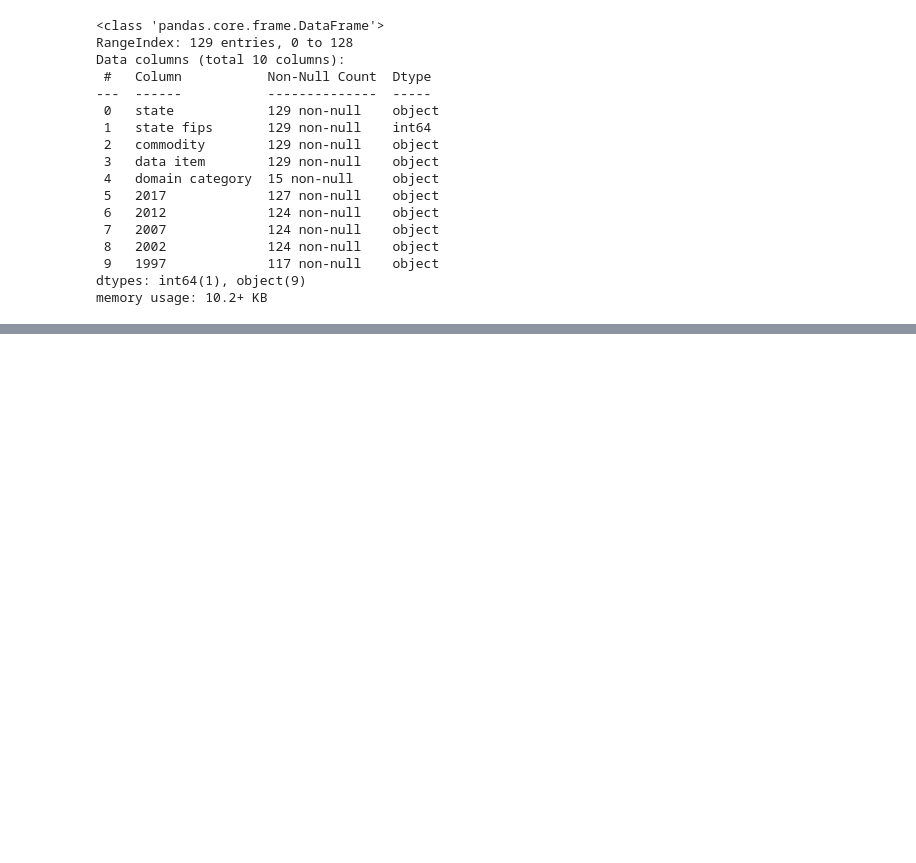
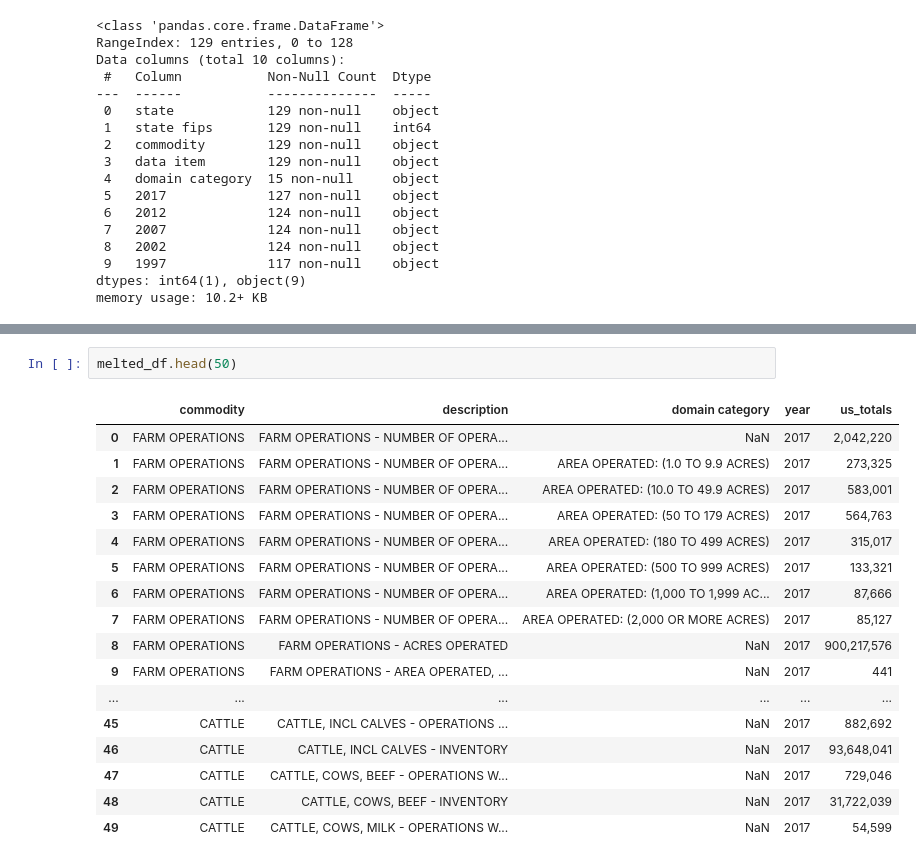
Before and after one commit to persistence-of-time/wk-12-tidy-data, a Jupyter notebook: wk12-hw-census-tidy-data.ipynb, the cells around one changed output, grey strips where cells are left out. Cells and saved outputs as stored; diff of their text form; blank space fills up the shorter version.

```diff
--- a/wk12-hw-census-tidy-data.ipynb
+++ b/wk12-hw-census-tidy-data.ipynb
@@ -83,0 +83,20 @@ KeyError: "['a' 'b'] not found in axis"
+# %%
+melted_df.head(50)
+# %% [output]
+|  | commodity | description | domain category | year | us_totals |
+| 0 | FARM OPERATIONS | FARM OPERATIONS - NUMBER OF OPERA... | NaN | 2017 | 2,042,220 |
+| 1 | FARM OPERATIONS | FARM OPERATIONS - NUMBER OF OPERA... | AREA OPERATED: (1.0 TO 9.9 ACRES) | 2017 | 273,325 |
+| 2 | FARM OPERATIONS | FARM OPERATIONS - NUMBER OF OPERA... | AREA OPERATED: (10.0 TO 49.9 ACRES) | 2017 | 583,001 |
+| 3 | FARM OPERATIONS | FARM OPERATIONS - NUMBER OF OPERA... | AREA OPERATED: (50 TO 179 ACRES) | 2017 | 564,763 |
+| 4 | FARM OPERATIONS | FARM OPERATIONS - NUMBER OF OPERA... | AREA OPERATED: (180 TO 499 ACRES) | 2017 | 315,017 |
+| 5 | FARM OPERATIONS | FARM OPERATIONS - NUMBER OF OPERA... | AREA OPERATED: (500 TO 999 ACRES) | 2017 | 133,321 |
+| 6 | FARM OPERATIONS | FARM OPERATIONS - NUMBER OF OPERA... | AREA OPERATED: (1,000 TO 1,999 AC... | 2017 | 87,666 |
+| 7 | FARM OPERATIONS | FARM OPERATIONS - NUMBER OF OPERA... | AREA OPERATED: (2,000 OR MORE ACRES) | 2017 | 85,127 |
+| 8 | FARM OPERATIONS | FARM OPERATIONS - ACRES OPERATED | NaN | 2017 | 900,217,576 |
+| 9 | FARM OPERATIONS | FARM OPERATIONS - AREA OPERATED, ... | NaN | 2017 | 441 |
+| ... | ... | ... | ... | ... | ... |
+| 45 | CATTLE | CATTLE, INCL CALVES - OPERATIONS ... | NaN | 2017 | 882,692 |
+| 46 | CATTLE | CATTLE, INCL CALVES - INVENTORY | NaN | 2017 | 93,648,041 |
+| 47 | CATTLE | CATTLE, COWS, BEEF - OPERATIONS W... | NaN | 2017 | 729,046 |
+| 48 | CATTLE | CATTLE, COWS, BEEF - INVENTORY | NaN | 2017 | 31,722,039 |
+| 49 | CATTLE | CATTLE, COWS, MILK - OPERATIONS W... | NaN | 2017 | 54,599 |
```
Also changed, not shown: parts of 18 cells of this notebook.
